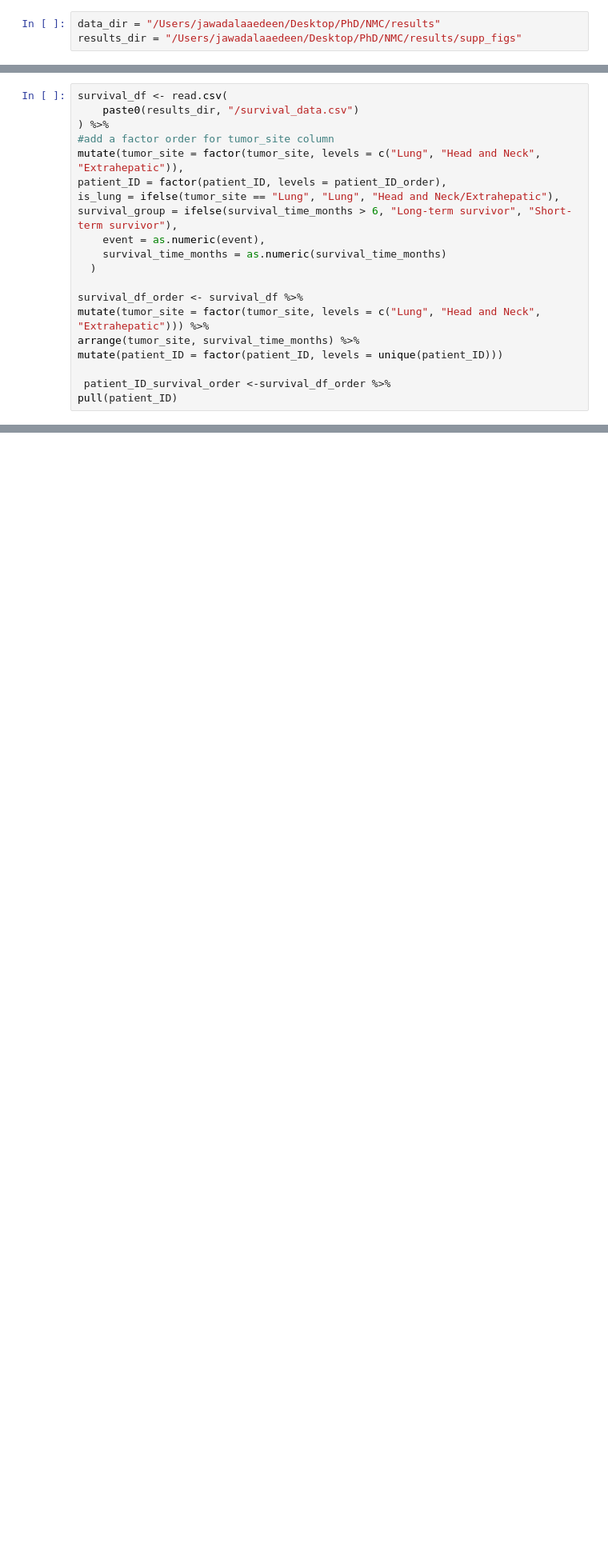
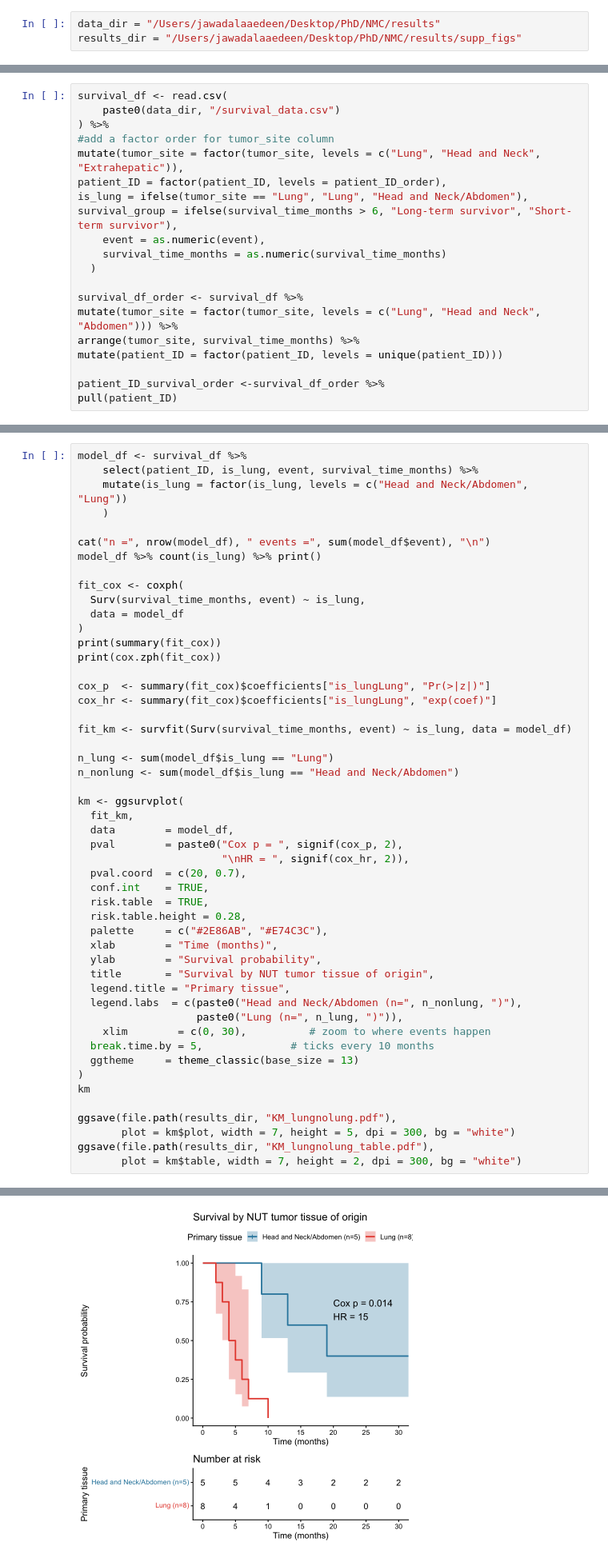
Before and after one commit to SchapiroLabor/NUT_spatial, a Jupyter notebook: figures/supplementary_R.ipynb, the cells around one changed output, grey strips where cells are left out. Shown at 80% size. Drawn from its saved outputs; the diff is of its cells as text; blank space fills up the shorter version.

```diff
--- a/figures/supplementary_R.ipynb
+++ b/figures/supplementary_R.ipynb
@@ -164,23 +151,23 @@ dbl  (7): cell_id, Cell Center X, Cell Center Y, run, rois, survival_time_mo...
 ℹ Specify the column types or set `show_col_types = FALSE` to quiet this message.
 # %%
 survival_df <- read.csv(
-    paste0(results_dir, "/survival_data.csv")
+    paste0(data_dir, "/survival_data.csv")
 ) %>%
 #add a factor order for tumor_site column
 mutate(tumor_site = factor(tumor_site, levels = c("Lung", "Head and Neck", "Extrahepatic")),
 patient_ID = factor(patient_ID, levels = patient_ID_order),
-is_lung = ifelse(tumor_site == "Lung", "Lung", "Head and Neck/Extrahepatic"),
+is_lung = ifelse(tumor_site == "Lung", "Lung", "Head and Neck/Abdomen"),
 survival_group = ifelse(survival_time_months > 6, "Long-term survivor", "Short-term survivor"),
     event = as.numeric(event),
     survival_time_months = as.numeric(survival_time_months)
   )
 
 survival_df_order <- survival_df %>%
-mutate(tumor_site = factor(tumor_site, levels = c("Lung", "Head and Neck", "Extrahepatic"))) %>%
+mutate(tumor_site = factor(tumor_site, levels = c("Lung", "Head and Neck", "Abdomen"))) %>%
 arrange(tumor_site, survival_time_months) %>%
 mutate(patient_ID = factor(patient_ID, levels = unique(patient_ID)))
 
- patient_ID_survival_order <-survival_df_order %>%
+patient_ID_survival_order <-survival_df_order %>%
 pull(patient_ID)
 # %%
 #showcase proportions of celltypes per patient_exp in a stacked barplot
@@ -524,0 +602,51 @@ ggsave(
+# %%
+model_df <- survival_df %>%
+    select(patient_ID, is_lung, event, survival_time_months) %>%
+    mutate(is_lung = factor(is_lung, levels = c("Head and Neck/Abdomen", "Lung"))
+    )
+
+cat("n =", nrow(model_df), " events =", sum(model_df$event), "\n")
+model_df %>% count(is_lung) %>% print()
+
+fit_cox <- coxph(
+  Surv(survival_time_months, event) ~ is_lung,
+  data = model_df
+)
+print(summary(fit_cox))
+print(cox.zph(fit_cox))
+
+cox_p  <- summary(fit_cox)$coefficients["is_lungLung", "Pr(>|z|)"]
+cox_hr <- summary(fit_cox)$coefficients["is_lungLung", "exp(coef)"]
+
+fit_km <- survfit(Surv(survival_time_months, event) ~ is_lung, data = model_df)
+
+n_lung <- sum(model_df$is_lung == "Lung")
+n_nonlung <- sum(model_df$is_lung == "Head and Neck/Abdomen")
+
+km <- ggsurvplot(
+  fit_km,
+  data        = model_df,
+  pval        = paste0("Cox p = ", signif(cox_p, 2),
+                       "\nHR = ", signif(cox_hr, 2)),
+  pval.coord  = c(20, 0.7),
+  conf.int    = TRUE,
+  risk.table  = TRUE,
+  risk.table.height = 0.28,
+  palette     = c("#2E86AB", "#E74C3C"),
+  xlab        = "Time (months)",
+  ylab        = "Survival probability",
+  title       = "Survival by NUT tumor tissue of origin",
+  legend.title = "Primary tissue",
+  legend.labs  = c(paste0("Head and Neck/Abdomen (n=", n_nonlung, ")"),
+                   paste0("Lung (n=", n_lung, ")")),
+    xlim        = c(0, 30),          # zoom to where events happen
+  break.time.by = 5,              # ticks every 10 months
+  ggtheme     = theme_classic(base_size = 13)
+)
+km
+
+ggsave(file.path(results_dir, "KM_lungnolung.pdf"),
+       plot = km$plot, width = 7, height = 5, dpi = 300, bg = "white")
+ggsave(file.path(results_dir, "KM_lungnolung_table.pdf"),
+       plot = km$table, width = 7, height = 2, dpi = 300, bg = "white")
+# %% [output]
@@ -524,0 +674 @@ ggsave(
+[figure, added]
```
Also changed, not shown: parts of 70 cells of this notebook, 8 other files.
